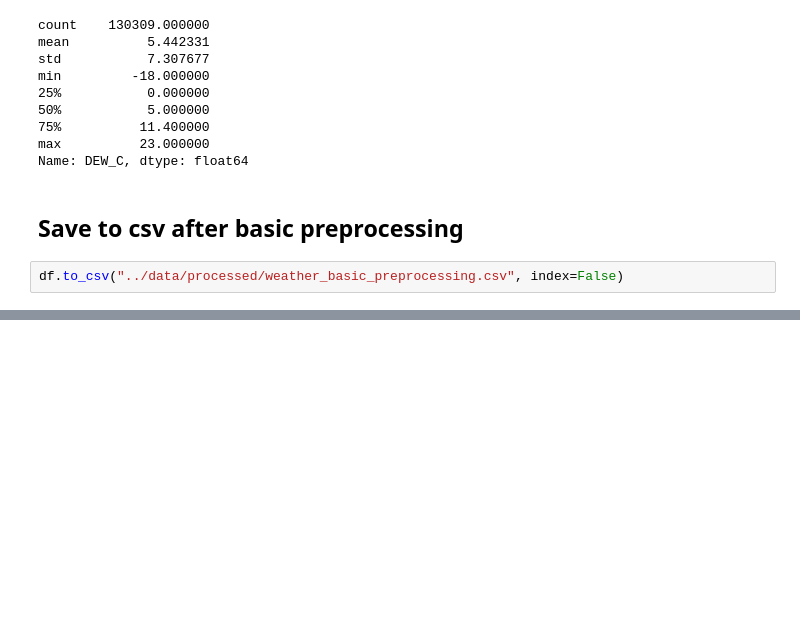
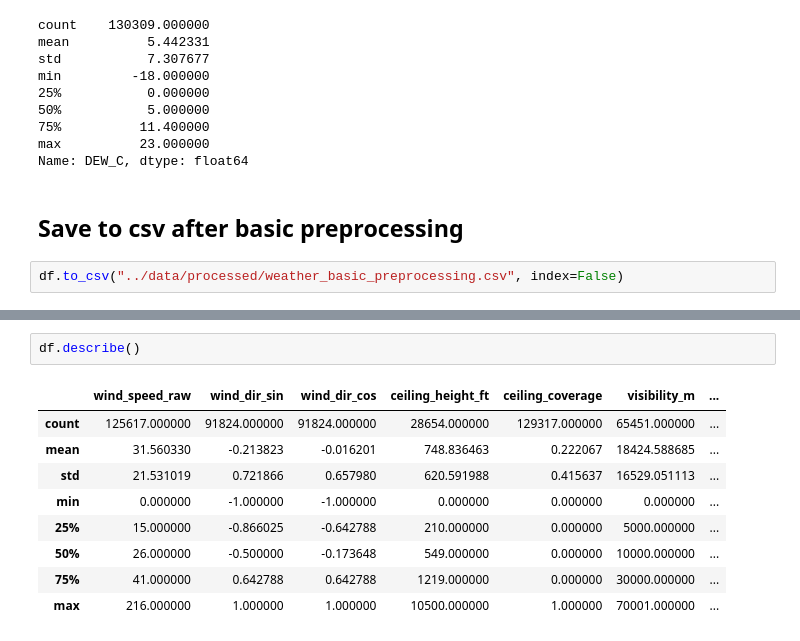
Before and after one commit to banacchini/air-ppm-hackathon, a Jupyter notebook: notebooks/02_weather_preprocessing.ipynb, the cells around one changed output, grey strips where cells are left out. Cells and saved outputs as stored; diff of their text form; blank space fills up the shorter version.

```diff
--- a/notebooks/02_weather_preprocessing.ipynb
+++ b/notebooks/02_weather_preprocessing.ipynb
@@ -378,0 +514,12 @@ Name: count, dtype: int64
+# %%
+df.describe()
+# %% [output]
+|  | wind_speed_raw | wind_dir_sin | wind_dir_cos | ceiling_height_ft | ceiling_coverage | visibility_m | ... |
+| count | 125617.000000 | 91824.000000 | 91824.000000 | 28654.000000 | 129317.000000 | 65451.000000 | ... |
+| mean | 31.560330 | -0.213823 | -0.016201 | 748.836463 | 0.222067 | 18424.588685 | ... |
+| std | 21.531019 | 0.721866 | 0.657980 | 620.591988 | 0.415637 | 16529.051113 | ... |
+| min | 0.000000 | -1.000000 | -1.000000 | 0.000000 | 0.000000 | 0.000000 | ... |
+| 25% | 15.000000 | -0.866025 | -0.642788 | 210.000000 | 0.000000 | 5000.000000 | ... |
+| 50% | 26.000000 | -0.500000 | -0.173648 | 549.000000 | 0.000000 | 10000.000000 | ... |
+| 75% | 41.000000 | 0.642788 | 0.642788 | 1219.000000 | 0.000000 | 30000.000000 | ... |
+| max | 216.000000 | 1.000000 | 1.000000 | 10500.000000 | 1.000000 | 70001.000000 | ... |
```
Also changed, not shown: parts of 25 cells of this notebook, 5 other files.
